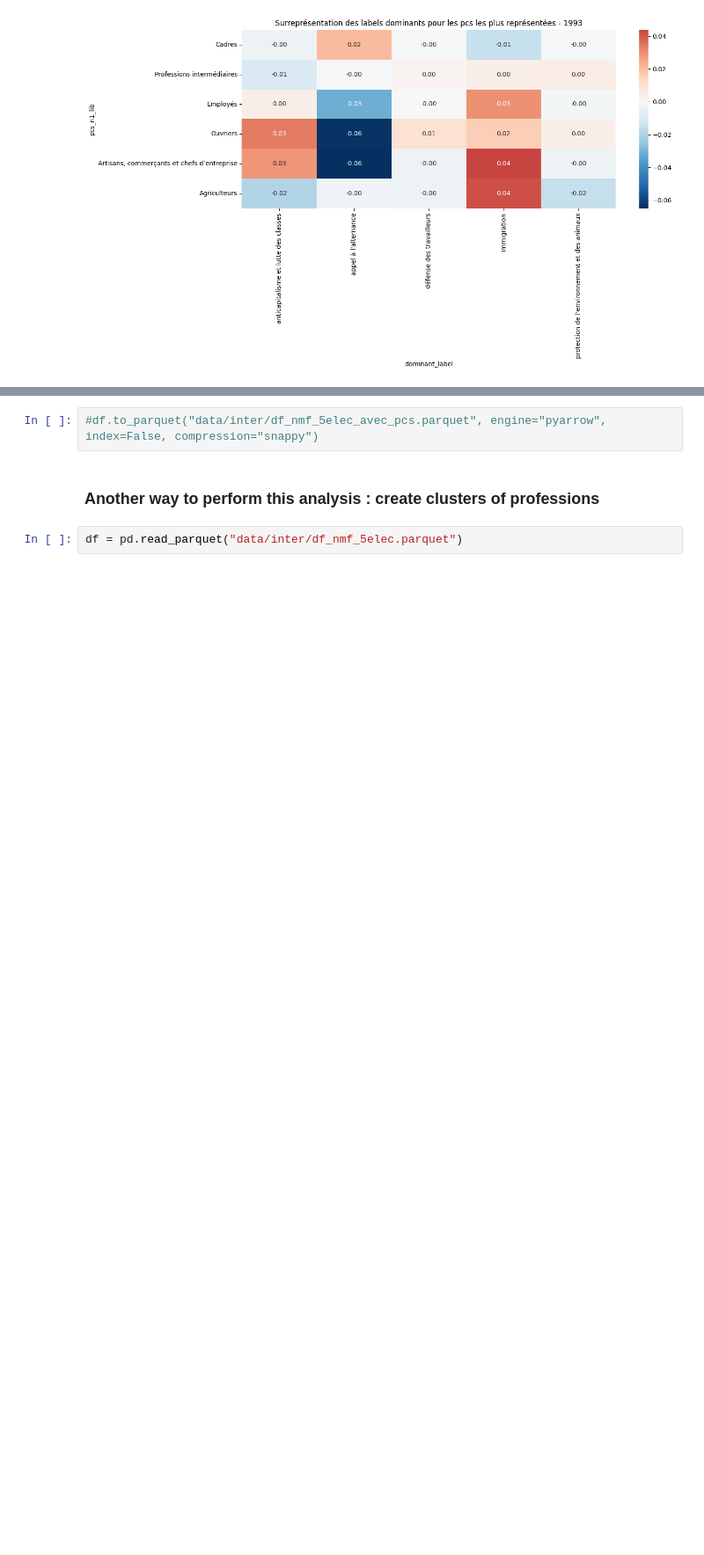
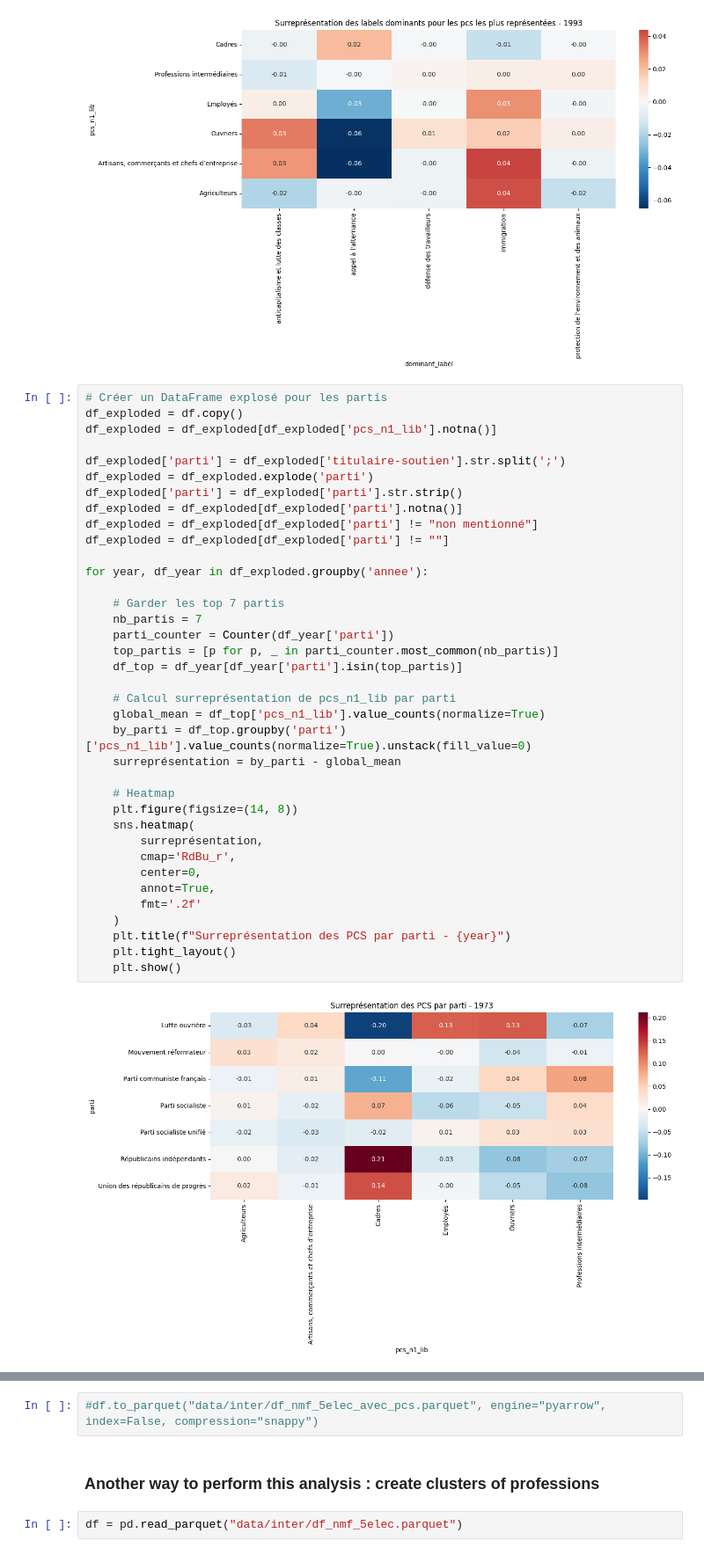
Before and after one commit to CaroLebrun/NLP_3A, a Jupyter notebook: main.ipynb, the cells around one changed output, grey strips where cells are left out. Shown at 88% size. Cells and saved outputs as stored; diff of their text form; blank space fills up the shorter version.

Commit message:
Ajout heatmap pcs x partis + correction rapport GARBE

```diff
--- a/main.ipynb
+++ b/main.ipynb
@@ -882,3 +889,42 @@ for year, df_year in df_plot.groupby('annee'):
 [figure]
 [figure]
 [figure]
+# %%
+# Créer un DataFrame explosé pour les partis
+df_exploded = df.copy()
+df_exploded = df_exploded[df_exploded['pcs_n1_lib'].notna()]
+
+df_exploded['parti'] = df_exploded['titulaire-soutien'].str.split(';')
+df_exploded = df_exploded.explode('parti')
+df_exploded['parti'] = df_exploded['parti'].str.strip()
+df_exploded = df_exploded[df_exploded['parti'].notna()]
+df_exploded = df_exploded[df_exploded['parti'] != "non mentionné"]
+df_exploded = df_exploded[df_exploded['parti'] != ""]
+
+for year, df_year in df_exploded.groupby('annee'):
+
+    # Garder les top 7 partis
+    nb_partis = 7
+    parti_counter = Counter(df_year['parti'])
+    top_partis = [p for p, _ in parti_counter.most_common(nb_partis)]
+    df_top = df_year[df_year['parti'].isin(top_partis)]
+
+    # Calcul surreprésentation de pcs_n1_lib par parti
+    global_mean = df_top['pcs_n1_lib'].value_counts(normalize=True)
+    by_parti = df_top.groupby('parti')['pcs_n1_lib'].value_counts(normalize=True).unstack(fill_value=0)
+    surreprésentation = by_parti - global_mean
+
+    # Heatmap
+    plt.figure(figsize=(14, 8))
+    sns.heatmap(
+        surreprésentation,
+        cmap='RdBu_r',
+        center=0,
+        annot=True,
+        fmt='.2f'
+    )
+    plt.title(f"Surreprésentation des PCS par parti - {year}")
+    plt.tight_layout()
+    plt.show()
+# %% [output]
+[figure, added]
```
Also changed, not shown: parts of 2 cells of this notebook, 3 other files.
